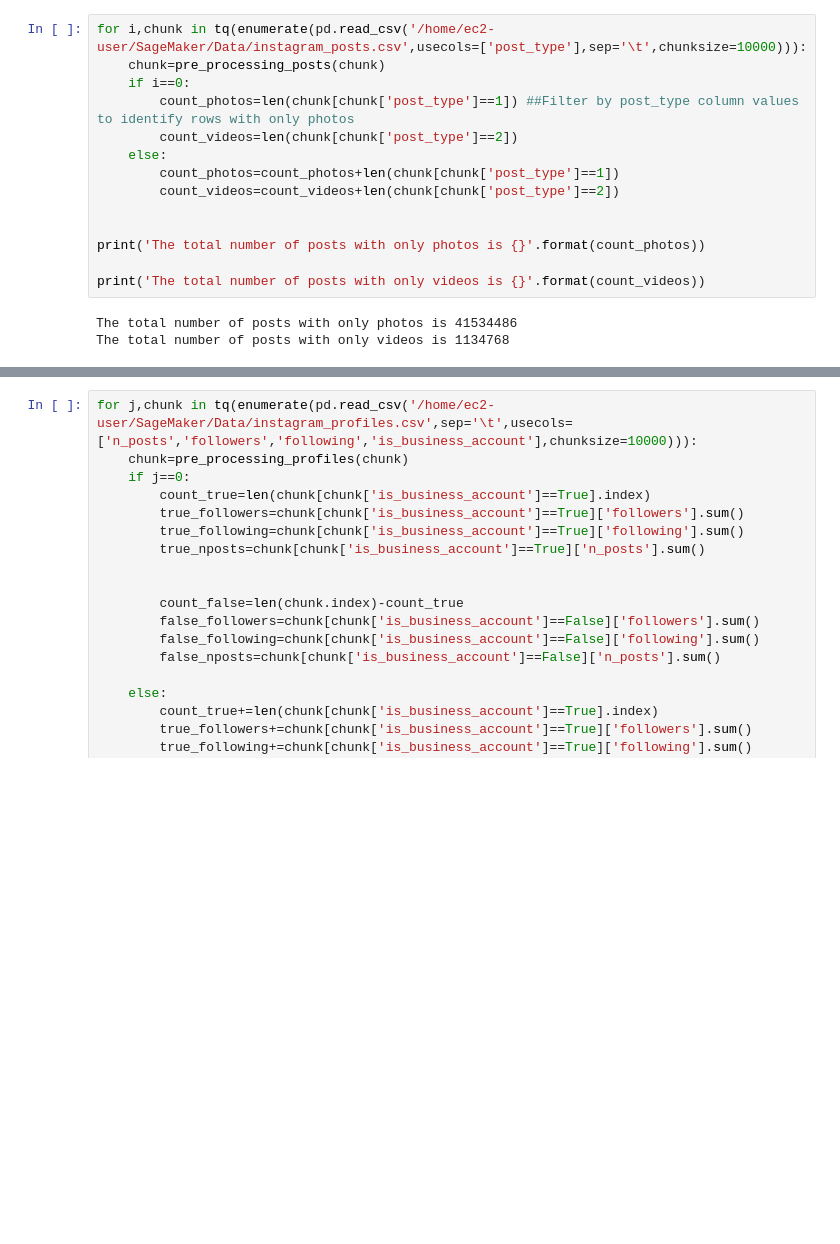
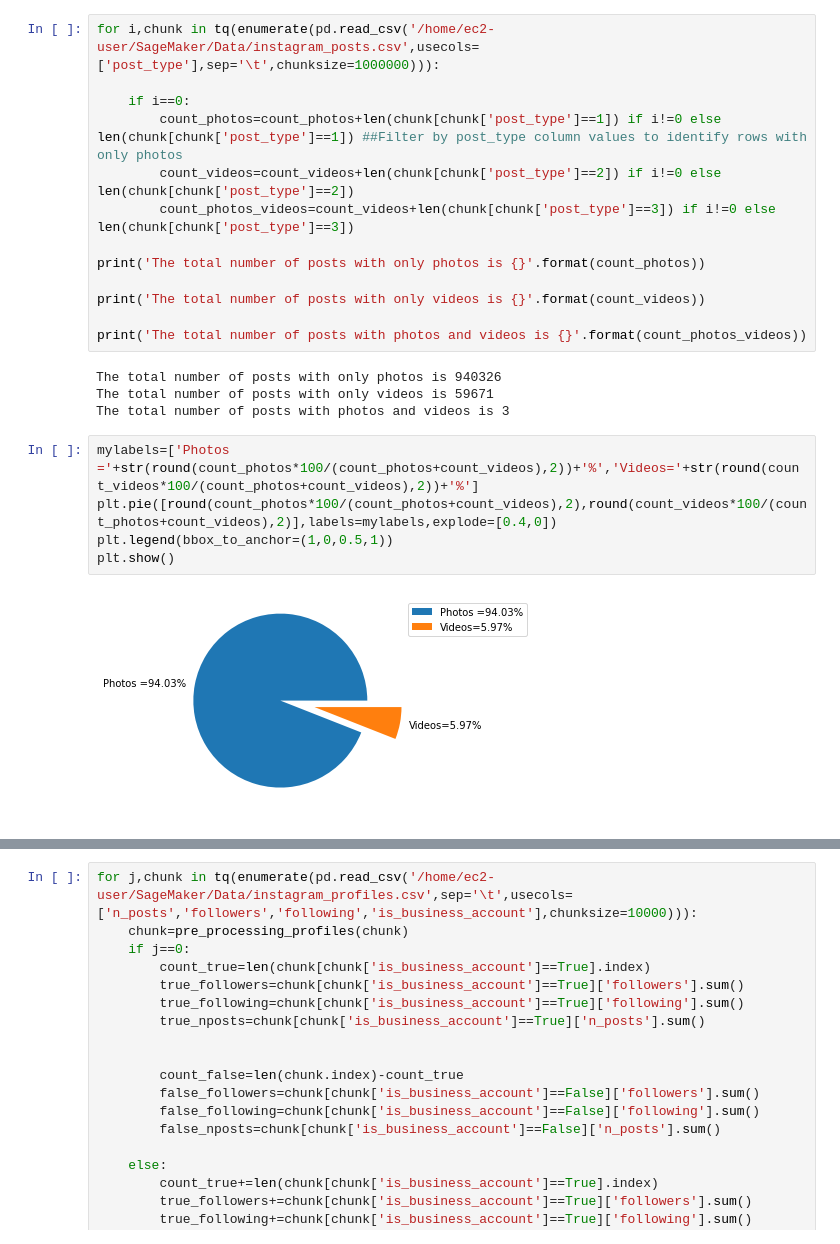
Before and after one commit to nem-42098/ADM_HW2_Group_28, a Jupyter notebook: RQ2.ipynb, the cells around one changed output, grey strips where cells are left out. Saved outputs shown, nothing was run; the diff lists cells and outputs as text; blank space fills up the shorter version.

```diff
--- a/RQ2.ipynb
+++ b/RQ2.ipynb
@@ -97,18 +140,25 @@ RQ 2.5 How many posts include only photos? How many also have videos?
 # %%
-for i,chunk in tq(enumerate(pd.read_csv('/home/ec2-user/SageMaker/Data/instagram_posts.csv',usecols=['post_type'],sep='\t',chunksize=10000))):
-    chunk=pre_processing_posts(chunk)
+for i,chunk in tq(enumerate(pd.read_csv('/home/ec2-user/SageMaker/Data/instagram_posts.csv',usecols=['post_type'],sep='\t',chunksize=1000000))):
+
     if i==0:
-        count_photos=len(chunk[chunk['post_type']==1]) ##Filter by post_type column values to identify rows with only photos
-        count_videos=len(chunk[chunk['post_type']==2])
-    else:
-        count_photos=count_photos+len(chunk[chunk['post_type']==1])
-        count_videos=count_videos+len(chunk[chunk['post_type']==2])
-
+        count_photos=count_photos+len(chunk[chunk['post_type']==1]) if i!=0 else len(chunk[chunk['post_type']==1]) ##Filter by post_type column values to identify rows with only photos
+        count_videos=count_videos+len(chunk[chunk['post_type']==2]) if i!=0 else len(chunk[chunk['post_type']==2])
+        count_photos_videos=count_videos+len(chunk[chunk['post_type']==3]) if i!=0 else len(chunk[chunk['post_type']==3])
 
 print('The total number of posts with only photos is {}'.format(count_photos))
 
 print('The total number of posts with only videos is {}'.format(count_videos))
+
+print('The total number of posts with photos and videos is {}'.format(count_photos_videos))
 # %% [output]
-The total number of posts with only photos is 41534486
-The total number of posts with only videos is 1134768
+The total number of posts with only photos is 940326
+The total number of posts with only videos is 59671
+The total number of posts with photos and videos is 3
+# %%
+mylabels=['Photos ='+str(round(count_photos*100/(count_photos+count_videos),2))+'%','Videos='+str(round(count_videos*100/(count_photos+count_videos),2))+'%']
+plt.pie([round(count_photos*100/(count_photos+count_videos),2),round(count_videos*100/(count_photos+count_videos),2)],labels=mylabels,explode=[0.4,0])
+plt.legend(bbox_to_anchor=(1,0,0.5,1))
+plt.show()
+# %% [output]
+[figure, added]
 # %% [markdown]
```
Also changed, not shown: parts of 23 cells of this notebook.
